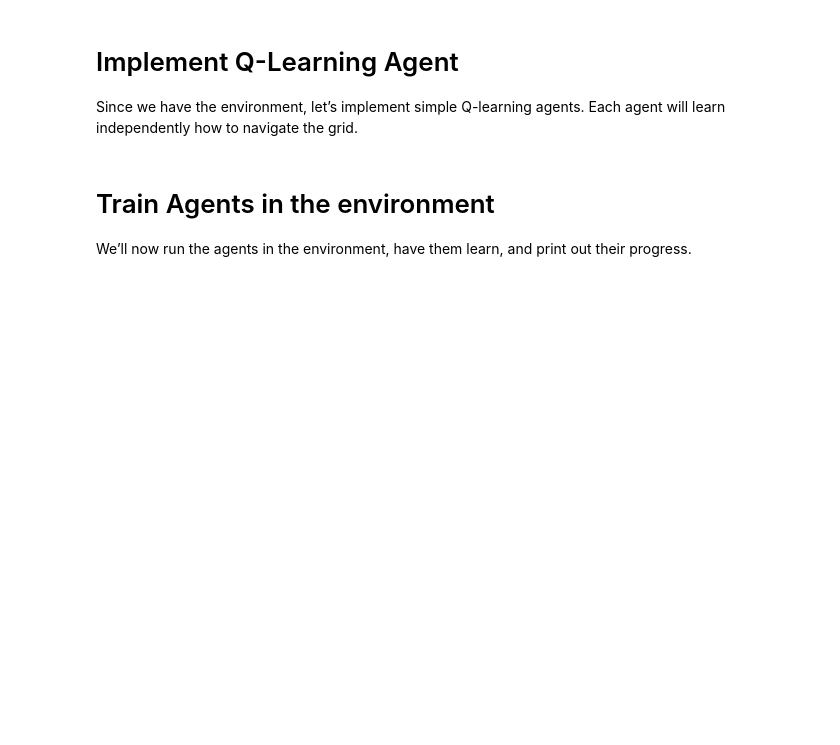
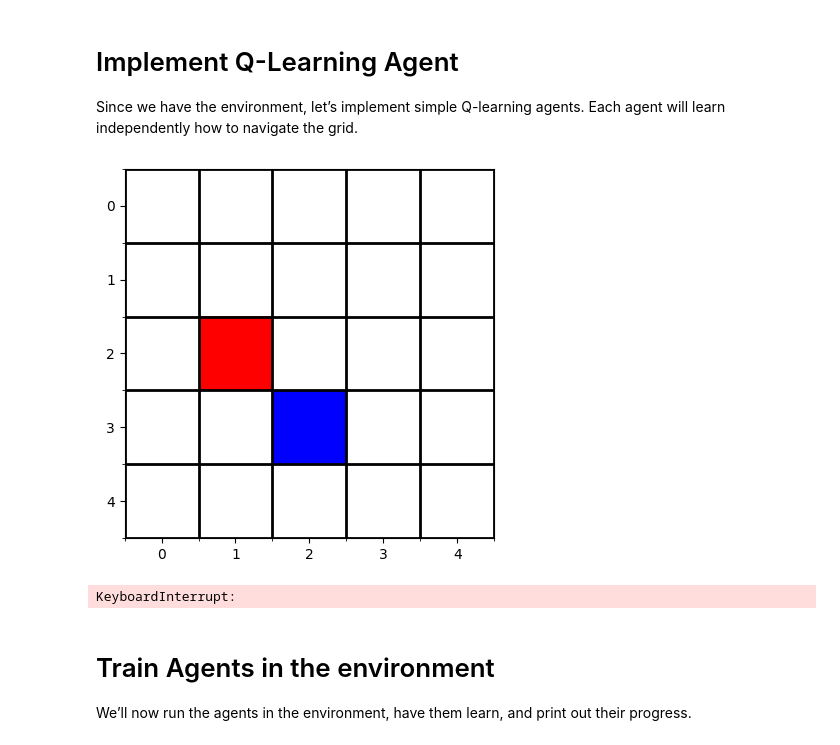
Before and after one commit to jefftrojan/SIMPLEx-MARL, a Jupyter notebook: simplexMARL.ipynb, the cells around one changed output. Cells and saved outputs as stored; diff of their text form; code cells hidden in the pictures; blank space fills up the shorter version.

```diff
--- a/simplexMARL.ipynb
+++ b/simplexMARL.ipynb
@@ -90,35 +87,70 @@ env.render()
 
 Since  we have the environment, let’s implement simple Q-learning agents. Each agent will learn independently how to navigate the grid.
 # %%
+# Q-Learning Agent
 class QLearningAgent:
     def __init__(self, env, learning_rate=0.1, discount_factor=0.95, exploration_rate=1.0, exploration_decay=0.99):
         self.env = env
         self.q_table = np.zeros((env.grid_size, env.grid_size, env.action_space.n))  # Q-values for each state-action pair
         self.learning_rate = learning_rate
         self.discount_factor = discount_factor
         self.exploration_rate = exploration_rate
         self.exploration_decay = exploration_decay
 
     def choose_action(self, state):
         if np.random.rand() < self.exploration_rate:
             return self.env.action_space.sample()  # Explore: random action
         else:
             # Exploit: choose the action with the highest Q-value
             x, y = state
             return np.argmax(self.q_table[x, y])
 
     def learn(self, state, action, reward, next_state):
         x, y = state
         next_x, next_y = next_state
         best_next_action = np.argmax(self.q_table[next_x, next_y])
 
         # Update Q-value using the Bellman equation
         self.q_table[x, y, action] = self.q_table[x, y, action] + self.learning_rate * (
             reward + self.discount_factor * self.q_table[next_x, next_y, best_next_action] - self.q_table[x, y, action]
         )
 
         # Decay exploration rate
         self.exploration_rate *= self.exploration_decay
+
+# Initialize environment and agents
+env = GridWorldEnv(grid_size=5, num_agents=2)
+agents = [QLearningAgent(env) for _ in range(env.num_agents)]
+
+# Number of training episodes
+num_episodes = 1000
+
+plt.ion()  # Turn on interactive mode for real-time plotting
+
+for episode in range(num_episodes):
+    states = env.reset()
+    done = False
+
+    while not done:
+        actions = [agents[i].choose_action(states[i]) for i in range(env.num_agents)]
+        next_states, rewards, done, _ = env.step(actions)
+
+        for i in range(env.num_agents):
+            agents[i].learn(states[i], actions[i], rewards[i], next_states[i])
+
+        states = next_states
+
+        # Render the environment and update visualization
+        env.render()
+
+    if episode % 100 == 0:
+        print(f"Episode {episode}")
+
+plt.ioff()  # Turn off interactive mode
+plt.show()  # Show the final plot
+# %% [output]
+[figure, added]
+KeyboardInterrupt:
 # %% [markdown]
 # Train Agents in the environment
 
```
Also changed, not shown: parts of 2 cells of this notebook.
